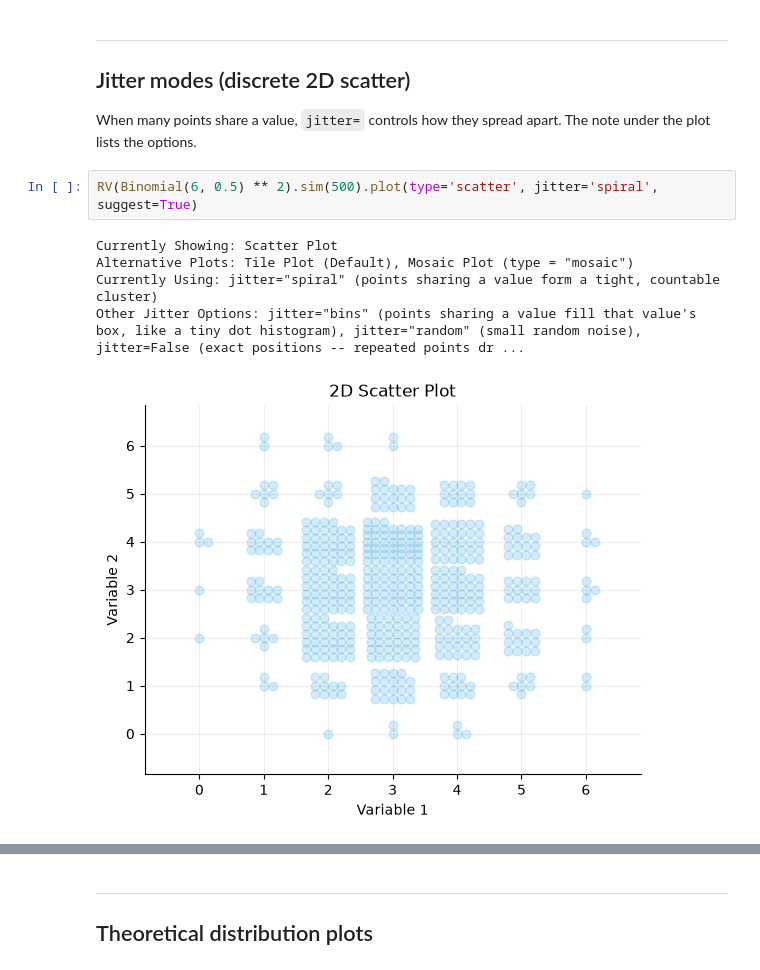
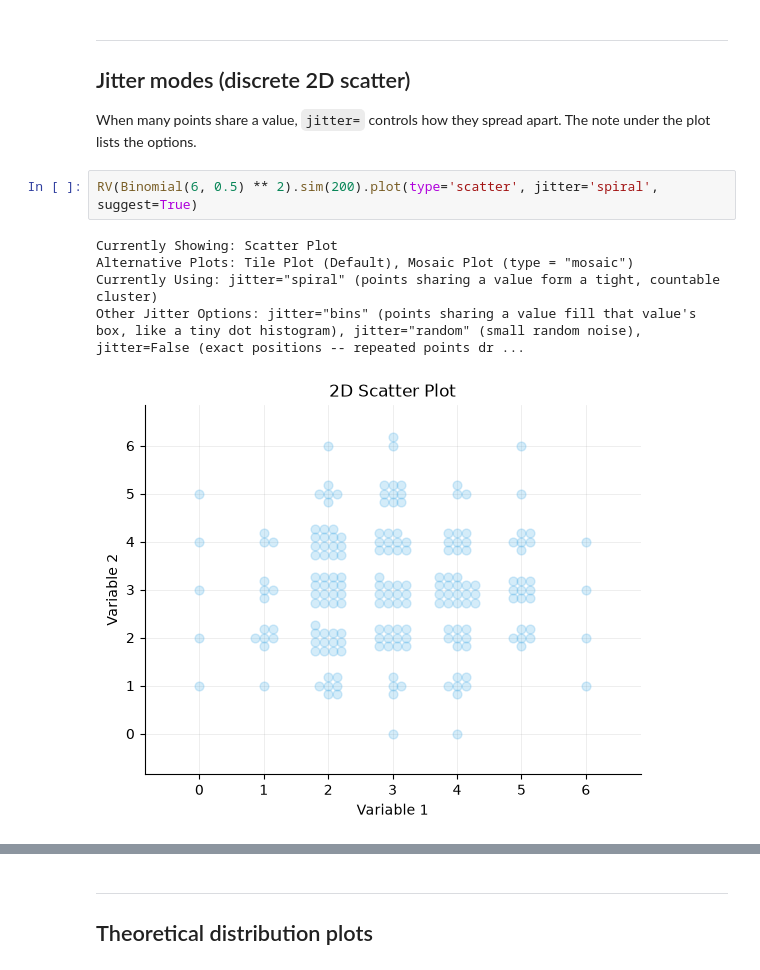
Before and after one commit to calpoly-symbulate/symbulate, a Jupyter notebook: team/graphics_gallery.ipynb, the cells around one changed output, grey strips where cells are left out. Cells and saved outputs as stored; diff of their text form.

```diff
--- a/team/graphics_gallery.ipynb
+++ b/team/graphics_gallery.ipynb
@@ -179,11 +179,11 @@ RV(Poisson(4) ** 2).sim(3000).plot(type='tile', marginal=True, suggest=False)
 When many points share a value, `jitter=` controls how they spread apart. The note
 under the plot lists the options.
 # %%
-RV(Binomial(6, 0.5) ** 2).sim(500).plot(type='scatter', jitter='spiral', suggest=True)
+RV(Binomial(6, 0.5) ** 2).sim(200).plot(type='scatter', jitter='spiral', suggest=True)
 # %% [output]
 Currently Showing: Scatter Plot
 Alternative Plots: Tile Plot (Default), Mosaic Plot (type = "mosaic")
 Currently Using: jitter="spiral" (points sharing a value form a tight, countable cluster)
 Other Jitter Options: jitter="bins" (points sharing a value fill that value's box, like a tiny dot histogram), jitter="random" (small random noise), jitter=False (exact positions -- repeated points dr ...
-[figure, old version]
+[figure, new version]
 # %%
```
Also changed, not shown: parts of 2 cells of this notebook, 4 other files.
